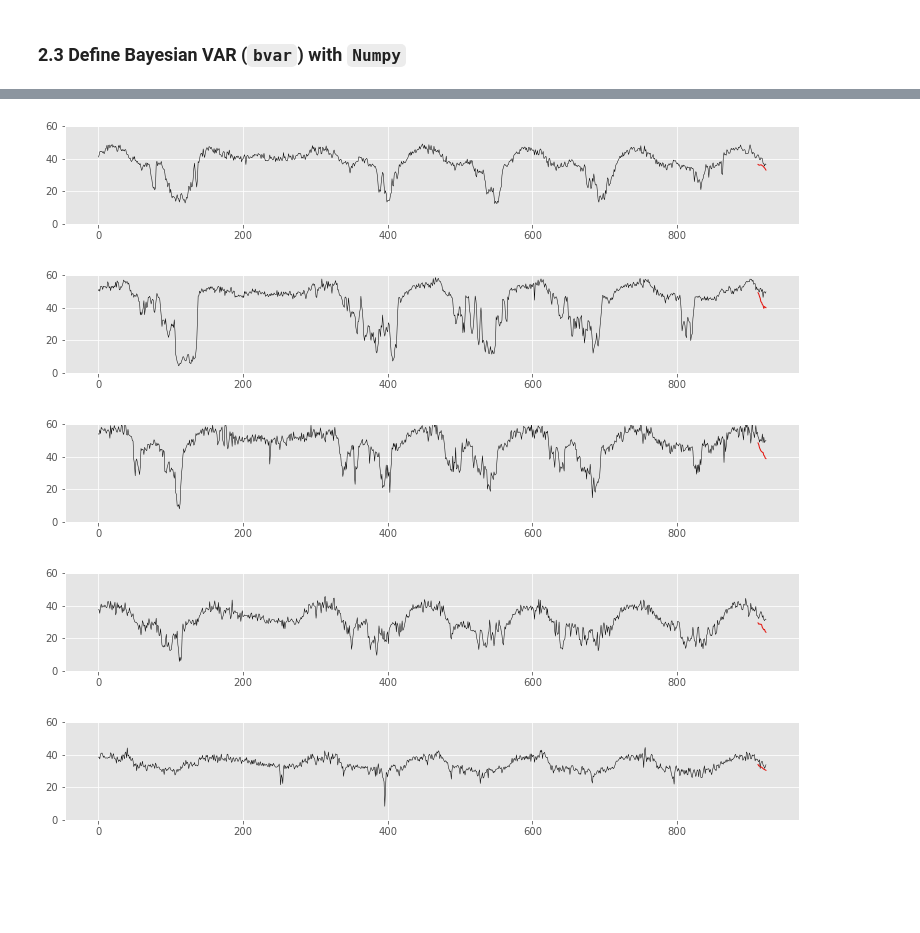
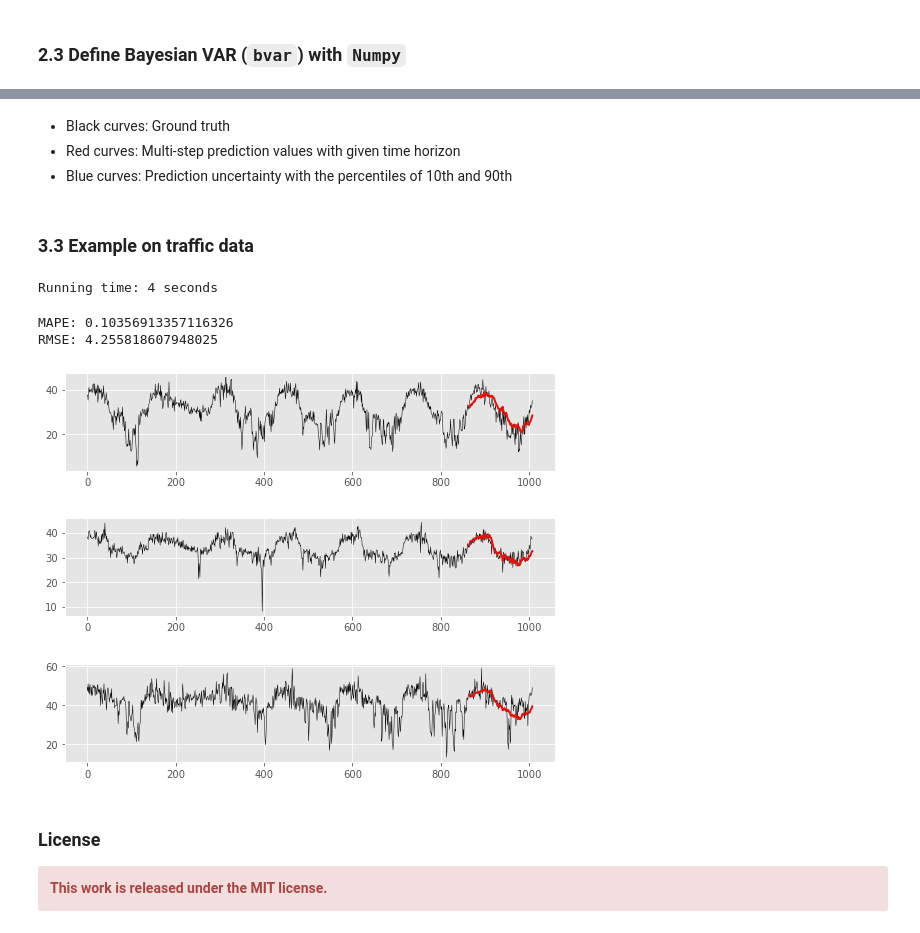
Before and after one commit to xinychen/transdim, a Jupyter notebook: toy-examples/Bayesian-VAR-forecasting.ipynb, the cells around one changed output, grey strips where cells are left out. Drawn from its saved outputs; the diff is of its cells as text; code cells hidden in the pictures; blank space fills up the shorter version.

```diff
--- a/toy-examples/Bayesian-VAR-forecasting.ipynb
+++ b/toy-examples/Bayesian-VAR-forecasting.ipynb
@@ -142,18 +148,16 @@ Figure 1. Three panels from top to bottom are traffic speed time series correspo
 import time
 start = time.time()
 
-time_lags = np.array([1, 2, 3, 4, 5, 6, 7, 8, 9, 10,
-                      11, 12, 13, 14, 15, 16, 17, 18])
+time_lags = np.arange(1, 12 * 7 + 1)
 R = X.shape[1]
 d = time_lags.shape[0]
 
 burn_iter = 1000
 gibbs_iter = 200
-multi_steps = 12
+multi_steps = 72
 start_step = X.shape[0] - multi_steps
-
 A = np.random.randn(R * d, R)
-X_hat = bvar(X, A, time_lags, multi_steps, burn_iter, gibbs_iter)
+X_hat = bvar(X[: start_step, :], A, time_lags, multi_steps, burn_iter, gibbs_iter)
 
 end = time.time()
 print('Running time: %d seconds'%(end - start))
@@ -173,15 +196,59 @@ RMSE: 5.960742456955154
+# %% [markdown]
+- Black curves: Ground truth
+- Red curves: Multi-step prediction values with given time horizon
+- Blue curves: Prediction uncertainty with the percentiles of 10th and 90th
+# %% [markdown]
+### 3.3 Example on traffic data
+# %%
+import scipy.io
+
+tensor = scipy.io.loadmat('../datasets/Guangzhou-data-set/tensor.mat')
+tensor = tensor['tensor']
+dense_mat = tensor.reshape([tensor.shape[0], tensor.shape[1] * tensor.shape[2]])
+X = dense_mat[3 : 6, : 7 * 144].T
+
+start = time.time()
+
+time_lags = np.array([1, 2, 144])
+R = X.shape[1]
+d = time_lags.shape[0]
+
+burn_iter = 1000
+gibbs_iter = 200
+multi_steps = 144
+start_step = X.shape[0] - multi_steps
+A = np.random.randn(R * d, R)
+X_hat = bvar(X[: start_step, :], A, time_lags, multi_steps, burn_iter, gibbs_iter)
+
+end = time.time()
+print('Running time: %d seconds'%(end - start))
+# %% [output]
+Running time: 4 seconds
+# %%
+mat = X[start_step : X.shape[0], :]
+mat_hat = np.mean(X_hat, axis = 1)
+pos = np.where(mat != 0)
+print('MAPE: {}'.format(np.sum(np.abs(mat[pos] - mat_hat[pos]) / mat[pos]) / mat[pos].shape[0]))
+print('RMSE: {}'.format(np.sqrt(np.sum((mat[pos] - mat_hat[pos]) ** 2) / mat[pos].shape[0])))
+# %% [output]
+MAPE: 0.10356913357116326
+RMSE: 4.255818607948025
 # %%
 import matplotlib.pyplot as plt
 plt.style.use('ggplot')
-for i in range(5):
-    fig = plt.figure(figsize = (12, 2))
+for i in range(3):
+    fig = plt.figure(figsize = (8, 2))
     ax = fig.add_axes([0.13, 0.28, 0.85, 0.68])
     plt.plot(X[:, i], color = "black", linewidth = 0.5)
-    plt.plot(list(range(X.shape[0] - multi_steps, X.shape[0])), mat_hat[:, i], color = "#e3120b", linewidth = 1.0)
-    ax.set_ylim([0, 60])
+    horizon = list(range(X.shape[0] - multi_steps, X.shape[0]))
+    plt.plot(horizon, mat_hat[:, i], color = "#e3120b", linewidth = 2.0)
 # %% [output]
-[figure, old version]
+[figure, new version]
-[figure, old version]
+[figure, new version]
-[figure, old version]
+[figure, new version]
-[figure, removed]
-[figure, removed]
+# %% [markdown]
+### License
+
+<div class="alert alert-block alert-danger">
+<b>This work is released under the MIT license.</b>
+</div>
```
Also changed, not shown: parts of 13 cells of this notebook.
